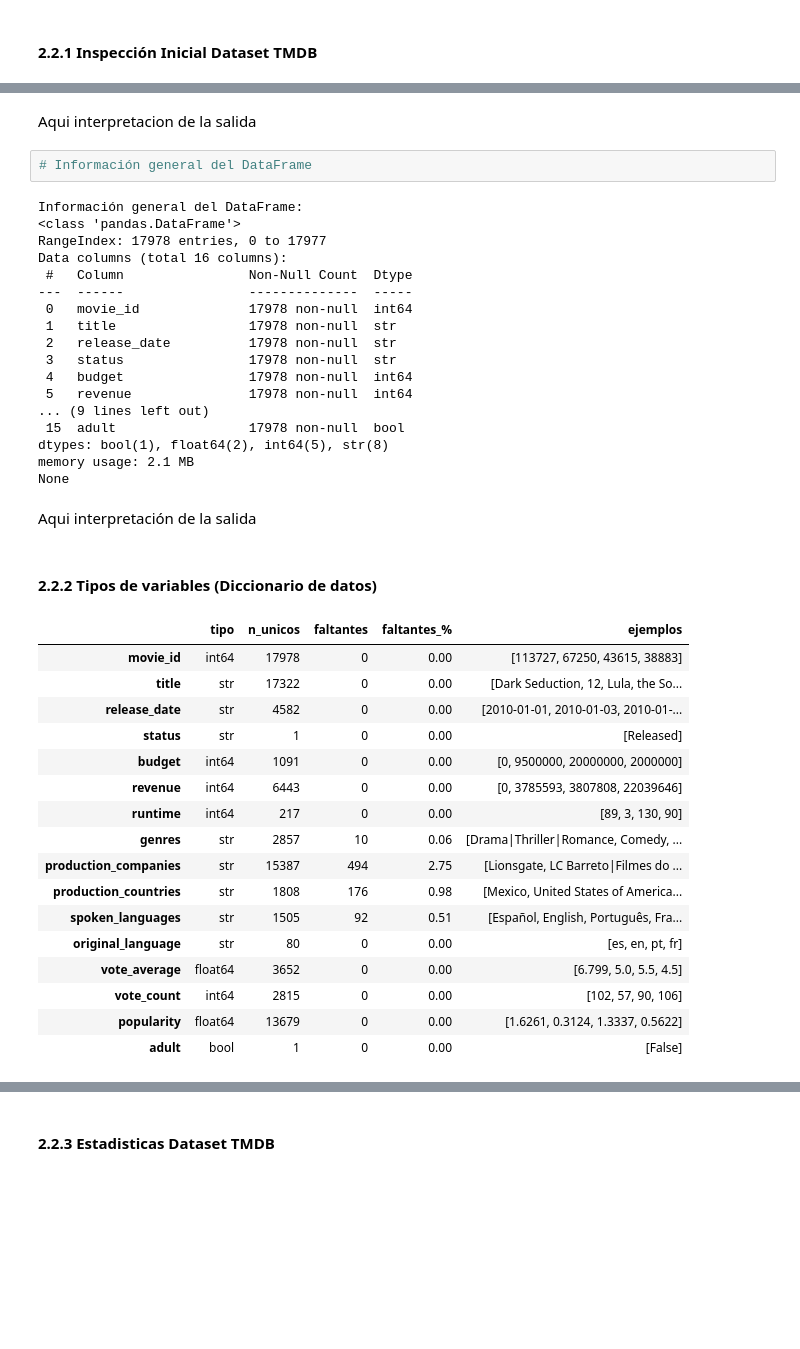
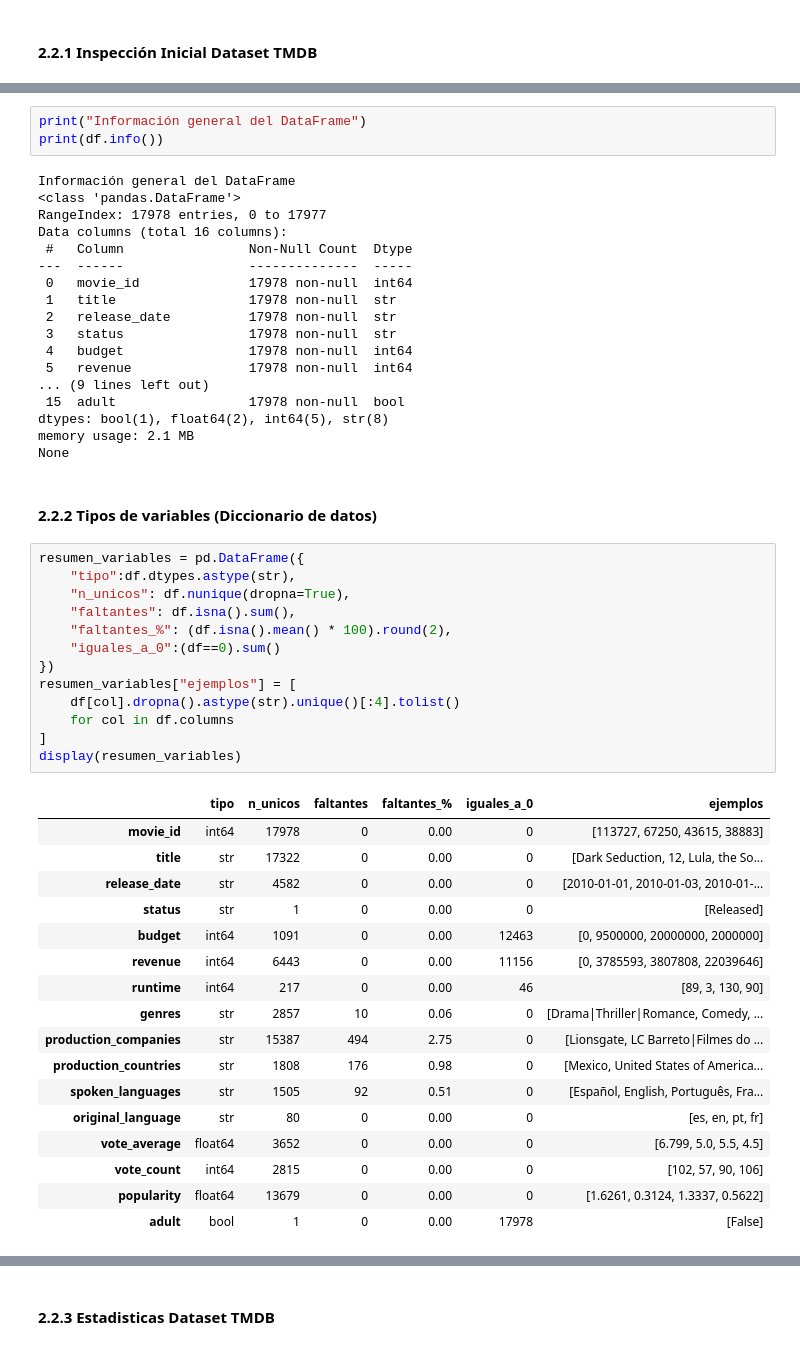
Before and after one commit to yetgx/mcdi500-tmdb-grupo4, a Jupyter notebook: F1/movies.ipynb, the cells around one changed output, grey strips where cells are left out. Drawn from its saved outputs; the diff is of its cells as text; blank space fills up the shorter version.

```diff
--- a/F1/movies.ipynb
+++ b/F1/movies.ipynb
@@ -92,12 +94,11 @@ Muestra aleatoria de 5 filas del DataFrame:
 | 4518 | 277594 | Hercules Reborn | 2014-07-08 | Released | 0 | 0 | 90 | Adventure|Action | The Asylum | ... |
 | 4400 | 343750 | Dollface | 2014-05-28 | Released | 0 | 0 | 95 | Horror | Horse Creek Productions | ... |
 | 11789 | 630027 | Fragtime | 2019-11-22 | Released | 0 | 0 | 61 | Animation|Romance|Science Fiction... | Tear Studio|Pony Canyon|Akita Sho... | ... |
-# %% [markdown]
-Aqui interpretacion de la salida
 # %%
-# Información general del DataFrame
+print("Información general del DataFrame")
+print(df.info())
 # %% [output]
-Información general del DataFrame:
+Información general del DataFrame
 <class 'pandas.DataFrame'>
 RangeIndex: 17978 entries, 0 to 17977
 Data columns (total 16 columns):
@@ -114,26 +115,36 @@ Data columns (total 16 columns):
 dtypes: bool(1), float64(2), int64(5), str(8)
 memory usage: 2.1 MB
 None
-# %% [markdown]
-Aqui interpretación de la salida
 # %% [markdown]
 #### 2.2.2 Tipos de variables (Diccionario de datos)
 # %%
+resumen_variables = pd.DataFrame({
+    "tipo":df.dtypes.astype(str),
+    "n_unicos": df.nunique(dropna=True),
+    "faltantes": df.isna().sum(),
+    "faltantes_%": (df.isna().mean() * 100).round(2),
+    "iguales_a_0":(df==0).sum()
+})
+resumen_variables["ejemplos"] = [
+    df[col].dropna().astype(str).unique()[:4].tolist()
+    for col in df.columns
+]
+display(resumen_variables)
 # %% [output]
-|  | tipo | n_unicos | faltantes | faltantes_% | ejemplos |
-| movie_id | int64 | 17978 | 0 | 0.00 | [113727, 67250, 43615, 38883] |
-| title | str | 17322 | 0 | 0.00 | [Dark Seduction, 12, Lula, the So... |
-| release_date | str | 4582 | 0 | 0.00 | [2010-01-01, 2010-01-03, 2010-01-... |
-| status | str | 1 | 0 | 0.00 | [Released] |
-| budget | int64 | 1091 | 0 | 0.00 | [0, 9500000, 20000000, 2000000] |
-| revenue | int64 | 6443 | 0 | 0.00 | [0, 3785593, 3807808, 22039646] |
-| runtime | int64 | 217 | 0 | 0.00 | [89, 3, 130, 90] |
-| genres | str | 2857 | 10 | 0.06 | [Drama|Thriller|Romance, Comedy, ... |
-| production_companies | str | 15387 | 494 | 2.75 | [Lionsgate, LC Barreto|Filmes do ... |
-| production_countries | str | 1808 | 176 | 0.98 | [Mexico, United States of America... |
-| spoken_languages | str | 1505 | 92 | 0.51 | [Español, English, Português, Fra... |
-| original_language | str | 80 | 0 | 0.00 | [es, en, pt, fr] |
-| vote_average | float64 | 3652 | 0 | 0.00 | [6.799, 5.0, 5.5, 4.5] |
-| vote_count | int64 | 2815 | 0 | 0.00 | [102, 57, 90, 106] |
-| popularity | float64 | 13679 | 0 | 0.00 | [1.6261, 0.3124, 1.3337, 0.5622] |
-| adult | bool | 1 | 0 | 0.00 | [False] |
+|  | tipo | n_unicos | faltantes | faltantes_% | iguales_a_0 | ejemplos |
+| movie_id | int64 | 17978 | 0 | 0.00 | 0 | [113727, 67250, 43615, 38883] |
+| title | str | 17322 | 0 | 0.00 | 0 | [Dark Seduction, 12, Lula, the So... |
+| release_date | str | 4582 | 0 | 0.00 | 0 | [2010-01-01, 2010-01-03, 2010-01-... |
+| status | str | 1 | 0 | 0.00 | 0 | [Released] |
+| budget | int64 | 1091 | 0 | 0.00 | 12463 | [0, 9500000, 20000000, 2000000] |
+| revenue | int64 | 6443 | 0 | 0.00 | 11156 | [0, 3785593, 3807808, 22039646] |
+| runtime | int64 | 217 | 0 | 0.00 | 46 | [89, 3, 130, 90] |
+| genres | str | 2857 | 10 | 0.06 | 0 | [Drama|Thriller|Romance, Comedy, ... |
+| production_companies | str | 15387 | 494 | 2.75 | 0 | [Lionsgate, LC Barreto|Filmes do ... |
+| production_countries | str | 1808 | 176 | 0.98 | 0 | [Mexico, United States of America... |
+| spoken_languages | str | 1505 | 92 | 0.51 | 0 | [Español, English, Português, Fra... |
+| original_language | str | 80 | 0 | 0.00 | 0 | [es, en, pt, fr] |
+| vote_average | float64 | 3652 | 0 | 0.00 | 0 | [6.799, 5.0, 5.5, 4.5] |
+| vote_count | int64 | 2815 | 0 | 0.00 | 0 | [102, 57, 90, 106] |
+| popularity | float64 | 13679 | 0 | 0.00 | 0 | [1.6261, 0.3124, 1.3337, 0.5622] |
+| adult | bool | 1 | 0 | 0.00 | 17978 | [False] |
```
Also changed, not shown: parts of 8 cells of this notebook.
